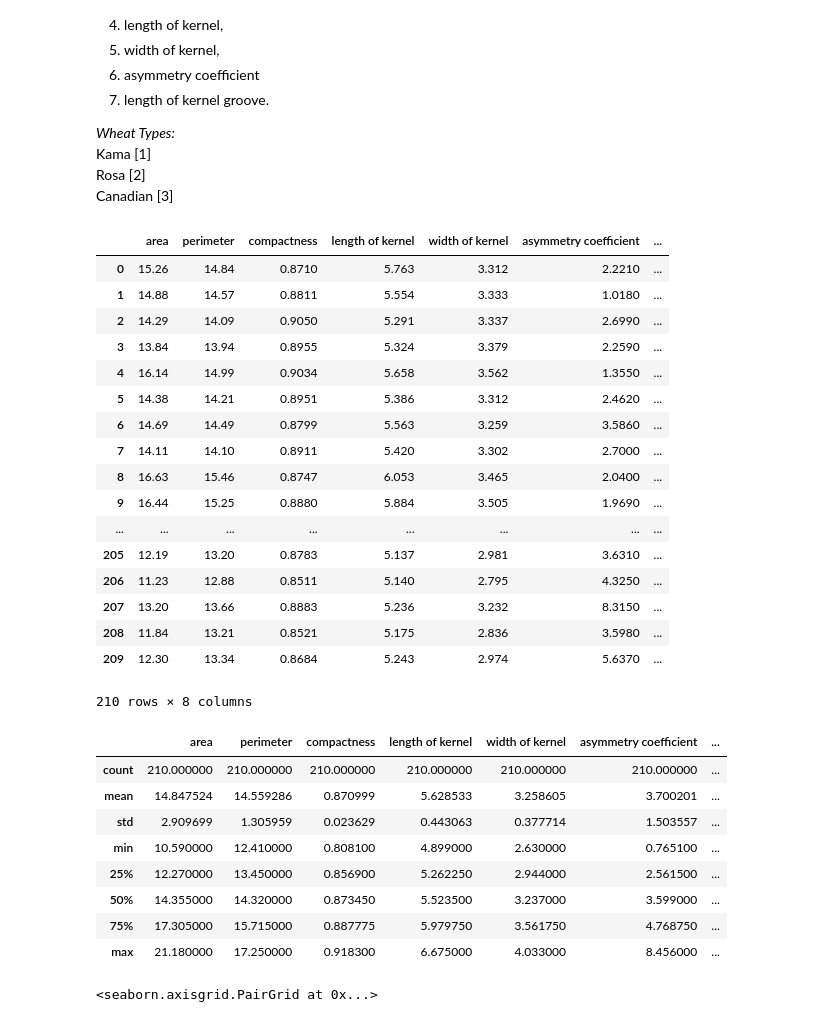
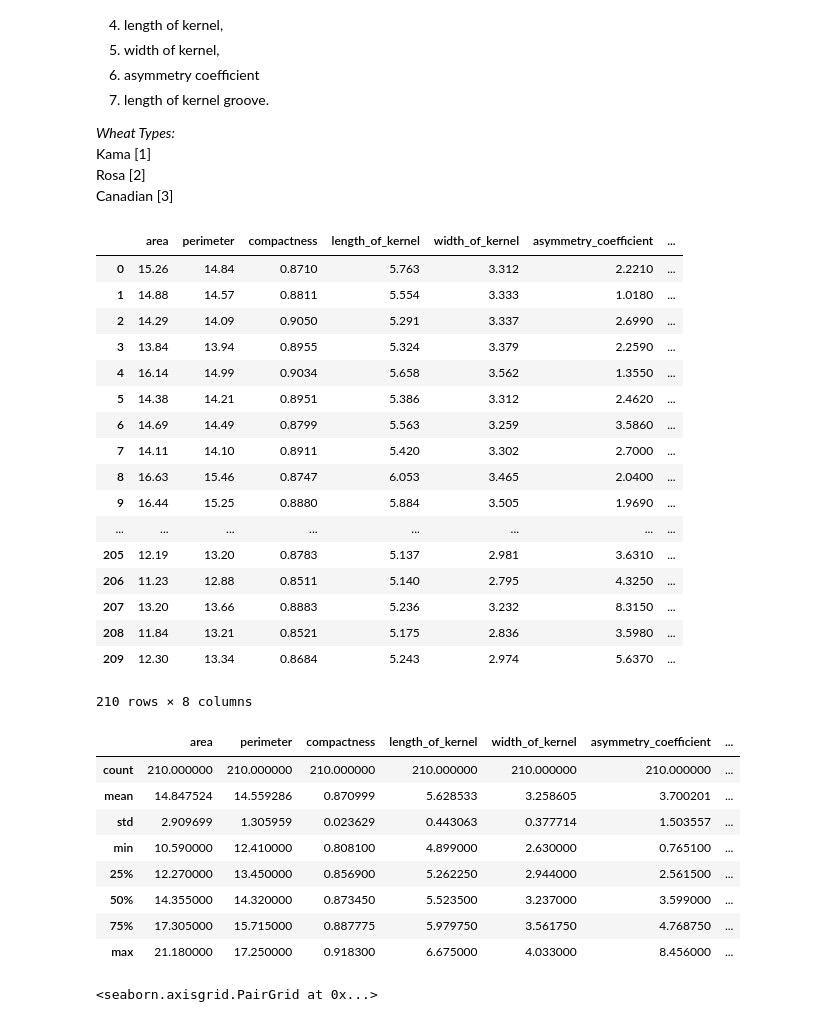
Before and after one commit to kchan23/UCI-ML-Seeds, a Jupyter notebook: 01-description.ipynb, the cells around one changed output. Cells and saved outputs as stored; diff of their text form; code cells hidden in the pictures.

```diff
--- a/01-description.ipynb
+++ b/01-description.ipynb
@@ -35,10 +40,10 @@ import seaborn as sns
 # %%
 SEEDS_DATA_URL = 'https://archive.ics.uci.edu/ml/machine-learning-databases/00236/seeds_dataset.txt'
 Seeds_Data = pd.read_csv(SEEDS_DATA_URL, sep='', delimiter=r"\s+",header=None)
-Seeds_Data.columns = ['area','perimeter','compactness','length of kernel','width of kernel','asymmetry coefficient','length of kernel groove','category']
+Seeds_Data.columns = ['area','perimeter','compactness','length_of_kernel','width_of_kernel','asymmetry_coefficient','length_of_kernel_groove','target']
 Seeds_Data
 # %% [output]
-|  | area | perimeter | compactness | length of kernel | width of kernel | asymmetry coefficient | ... |
+|  | area | perimeter | compactness | length_of_kernel | width_of_kernel | asymmetry_coefficient | ... |
 | 0 | 15.26 | 14.84 | 0.8710 | 5.763 | 3.312 | 2.2210 | ... |
 | 1 | 14.88 | 14.57 | 0.8811 | 5.554 | 3.333 | 1.0180 | ... |
 | 2 | 14.29 | 14.09 | 0.9050 | 5.291 | 3.337 | 2.6990 | ... |
@@ -59,7 +64,7 @@ Seeds_Data
 # %%
 Seeds_Data.describe()
 # %% [output]
-|  | area | perimeter | compactness | length of kernel | width of kernel | asymmetry coefficient | ... |
+|  | area | perimeter | compactness | length_of_kernel | width_of_kernel | asymmetry_coefficient | ... |
 | count | 210.000000 | 210.000000 | 210.000000 | 210.000000 | 210.000000 | 210.000000 | ... |
 | mean | 14.847524 | 14.559286 | 0.870999 | 5.628533 | 3.258605 | 3.700201 | ... |
 | std | 2.909699 | 1.305959 | 0.023629 | 0.443063 | 0.377714 | 1.503557 | ... |
```
Also changed, not shown: parts of 39 cells of this notebook, 1 other file.
